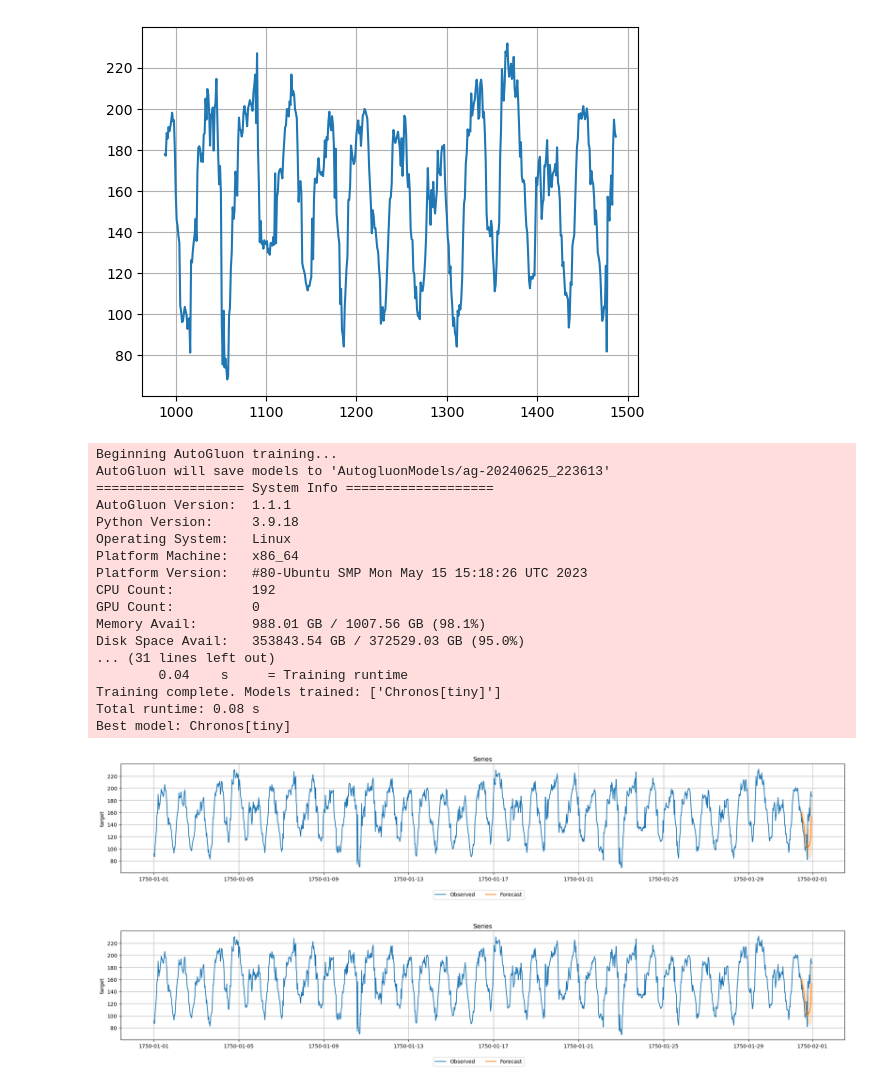
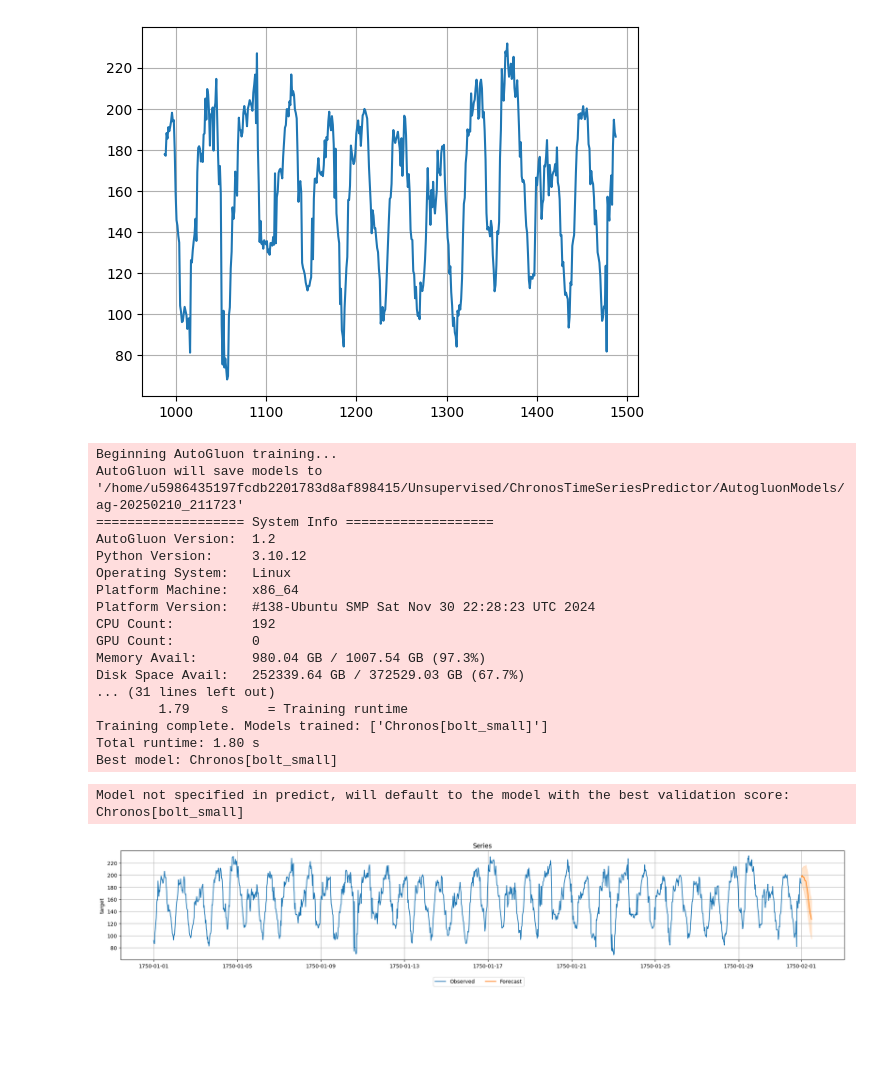
Before and after one commit to jackerickson1/ChronosTimeSeriesPredictor, a Jupyter notebook: TransformerTimeSeriesUsingChronos.ipynb, the cells around one changed output. Cells and saved outputs as stored; diff of their text form; code cells hidden in the pictures; blank space fills up the shorter version.

```diff
--- a/TransformerTimeSeriesUsingChronos.ipynb
+++ b/TransformerTimeSeriesUsingChronos.ipynb
@@ -59,40 +42,28 @@ data = TimeSeriesDataFrame(
     "anomalySeries.csv"
 )
 # %%
+# Split test and train data, and run zero-shot forecasting
 prediction_length = 24
 train_data, test_data = data.train_test_split(prediction_length)
 
 predictor = TimeSeriesPredictor(prediction_length=prediction_length).fit(
-    train_data, presets="chronos_tiny",
+   train_data, presets="bolt_small",
 )
 # %% [output]
 Beginning AutoGluon training...
-AutoGluon will save models to 'AutogluonModels/ag-20240625_223613'
+AutoGluon will save models to '/home/u5986435197fcdb2201783d8af898415/Unsupervised/ChronosTimeSeriesPredictor/AutogluonModels/ag-20250210_211723'
 =================== System Info ===================
-AutoGluon Version:  1.1.1
-Python Version:     3.9.18
+AutoGluon Version:  1.2
+Python Version:     3.10.12
 Operating System:   Linux
 Platform Machine:   x86_64
-Platform Version:   #80-Ubuntu SMP Mon May 15 15:18:26 UTC 2023
+Platform Version:   #138-Ubuntu SMP Sat Nov 30 22:28:23 UTC 2024
 CPU Count:          192
 GPU Count:          0
-Memory Avail:       988.01 GB / 1007.56 GB (98.1%)
-Disk Space Avail:   353843.54 GB / 372529.03 GB (95.0%)
+Memory Avail:       980.04 GB / 1007.54 GB (97.3%)
+Disk Space Avail:   252339.64 GB / 372529.03 GB (67.7%)
 ... (31 lines left out)
-        0.04    s     = Training runtime
-Training complete. Models trained: ['Chronos[tiny]']
-Total runtime: 0.08 s
-Best model: Chronos[tiny]
+        1.79    s     = Training runtime
+Training complete. Models trained: ['Chronos[bolt_small]']
+Total runtime: 1.80 s
+Best model: Chronos[bolt_small]
-# %%
-predictor = TimeSeriesPredictor(prediction_length=prediction_length).fit(
-    train_data,
-    hyperparameters={
-        "Chronos": {
-            "model_path": "tiny",
-            "batch_size": 64,
-            "device": "cpu",
-        }
-    },
-    skip_model_selection=True,
-    verbosity=0,
-)
@@ -101,11 +70,16 @@ predictions = predictor.predict(train_data)
-# %%
-Len = data.shape[0]
-predictor.plot(
-    data=data,
-    predictions=predictions,
-    item_ids=["Series"],
-    max_history_length=Len,
-)
-# %% [output]
-[figure, removed]
-[figure, removed]
+# %%
+predictions = predictor.predict(test_data)
+
+# Turn off matplotlib interactive mode to prevent generating plots twice when called from TimeSeriesPredictor.plot
+plt.ioff()
+
+Len = data.shape[0]
+predictor.plot(
+    data=data,
+    predictions=predictions,
+    item_ids=["Series"],
+    max_history_length=Len,
+)
+# %% [output]
+Model not specified in predict, will default to the model with the best validation score: Chronos[bolt_small]
+[figure, added]
```
Also changed, not shown: parts of 8 cells of this notebook.
